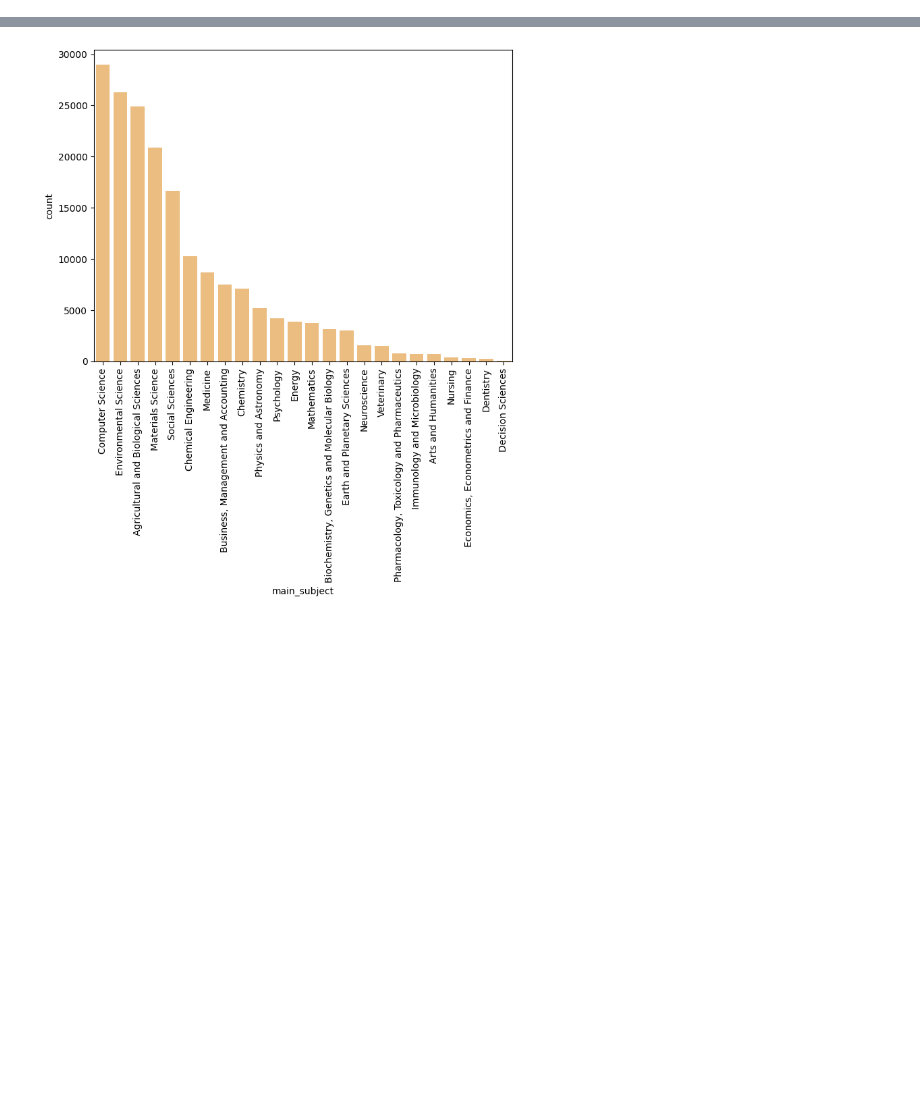
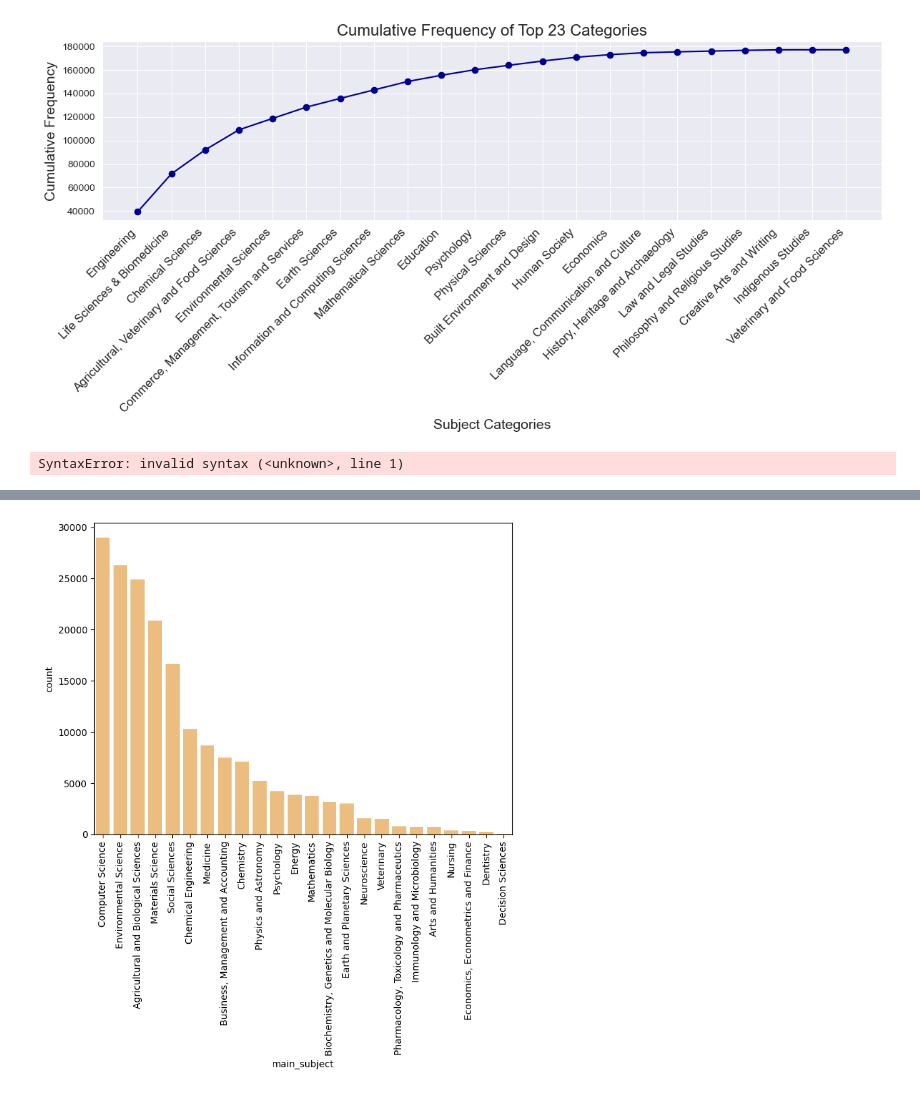
Before and after one commit to zahediparsa/Google-Scholar-Data-Mining, a Jupyter notebook: src/analysis.ipynb, the cells around one changed output, grey strips where cells are left out. Drawn from its saved outputs; the diff is of its cells as text; code cells hidden in the pictures; blank space fills up the shorter version.

```diff
--- a/src/analysis.ipynb
+++ b/src/analysis.ipynb
@@ -27,3 +59,18 @@ articles
+# %%
+cumulative_counts = subject_counts.head(23).cumsum()
+plt.figure(figsize=(12, 6))
+plt.plot(cumulative_counts, marker='o', color='darkblue')
+plt.title('Cumulative Frequency of Top 23 Categories', fontsize=16)
+plt.xlabel('Subject Categories', fontsize=14)
+plt.ylabel('Cumulative Frequency', fontsize=14)
+plt.xticks(rotation=45, ha='right', fontsize=12)
+plt.grid(True)
+plt.tight_layout()
+plt.show()
+# %% [output]
+[figure, added]
 # %%
 import ast
-articles.llama_subjects = articles.llama_subjects.apply(ast.literal_eval)
+articles.subject = articles.subject.apply(ast.literal_eval)
+# %% [output]
+SyntaxError: invalid syntax (<unknown>, line 1)
```
Also changed, not shown: parts of 35 cells of this notebook, 2 other files.
